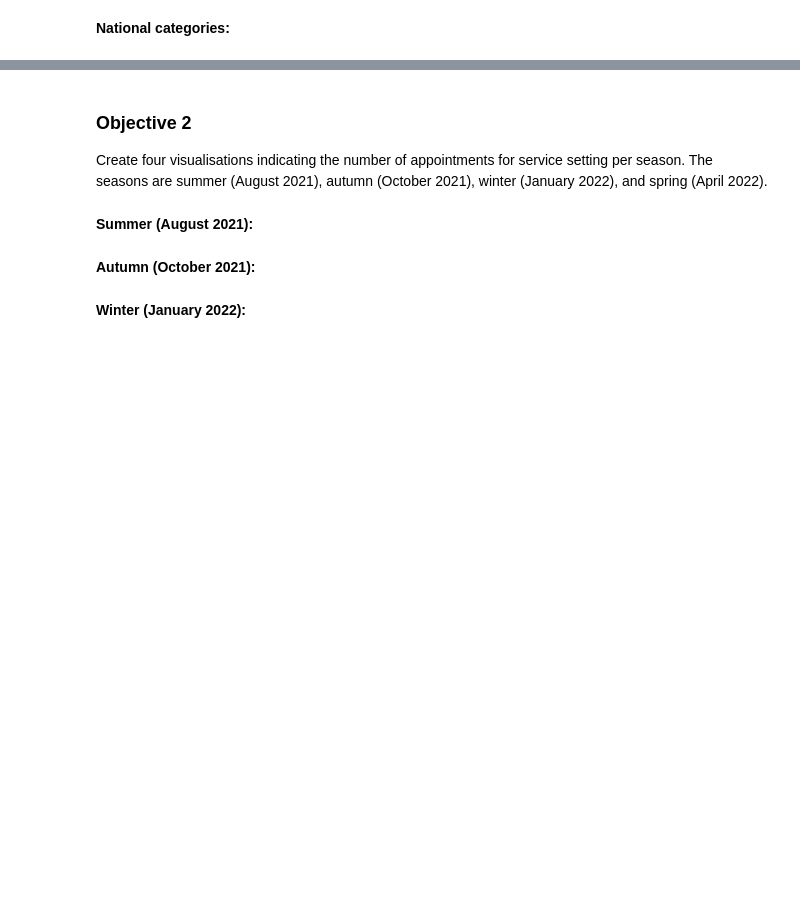
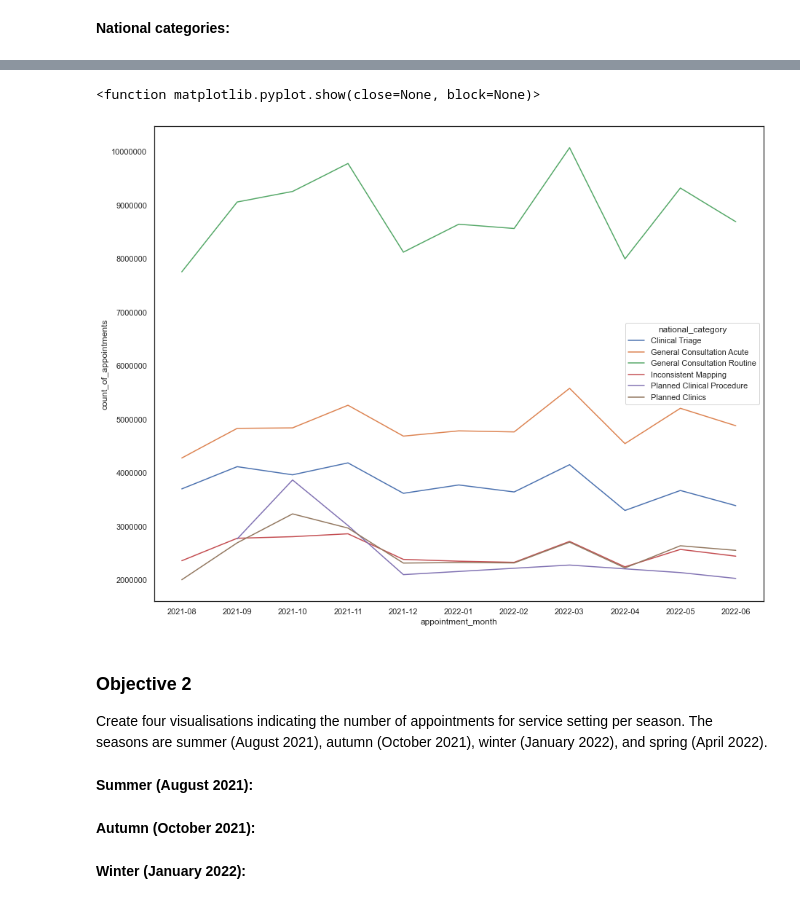
Before and after one commit to mikebenas/LSE_DA_NHS_analysis, a Jupyter notebook: Benas_Mike_DA201_Assignment_Notebook.ipynb, the cells around one changed output, grey strips where cells are left out. Cells and saved outputs as stored; diff of their text form; code cells hidden in the pictures; blank space fills up the shorter version.

```diff
--- a/Benas_Mike_DA201_Assignment_Notebook.ipynb
+++ b/Benas_Mike_DA201_Assignment_Notebook.ipynb
@@ -539,3 +653,20 @@ Create three visualisations indicating the number of appointments per month for
+# %%
+#View that national categories have 18 variables we created a new subset with 6 top categories
+
+nc_nc_2 = nc[['national_category', 'appointment_month', 'count_of_appointments']]\
+        .groupby(['national_category','appointment_month'])\
+        .sum()
+
+nc_nc_3= nc_nc_2.loc[(nc_nc_2['count_of_appointments']>2500000)]
+# %%
+# Plot the appointments over the available date range, and review the national categories for months.
+# Create a lineplot.
+sns.lineplot(x='appointment_month', y='count_of_appointments', hue='national_category', data=nc_nc_3, ci=None)
+plt.ticklabel_format(style='plain', axis='y')
+plt.show
+# %% [output]
+<function matplotlib.pyplot.show(close=None, block=None)>
+[figure, added]
 # %% [markdown]
 ### Objective 2
 Create four visualisations indicating the number of appointments for service setting per season. The seasons are summer (August 2021), autumn (October 2021), winter (January 2022), and spring (April 2022).
```
Also changed, not shown: parts of 8 cells of this notebook.
